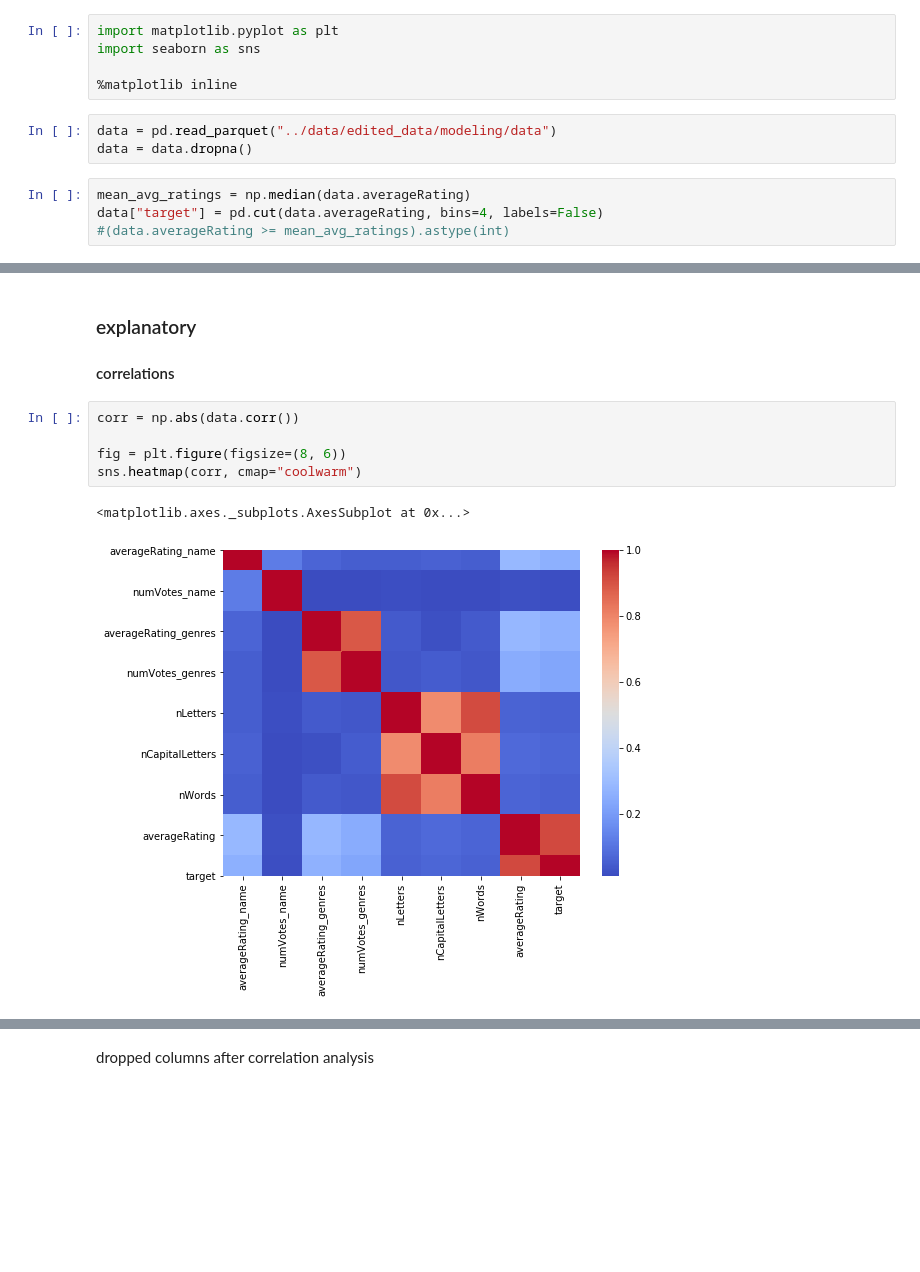
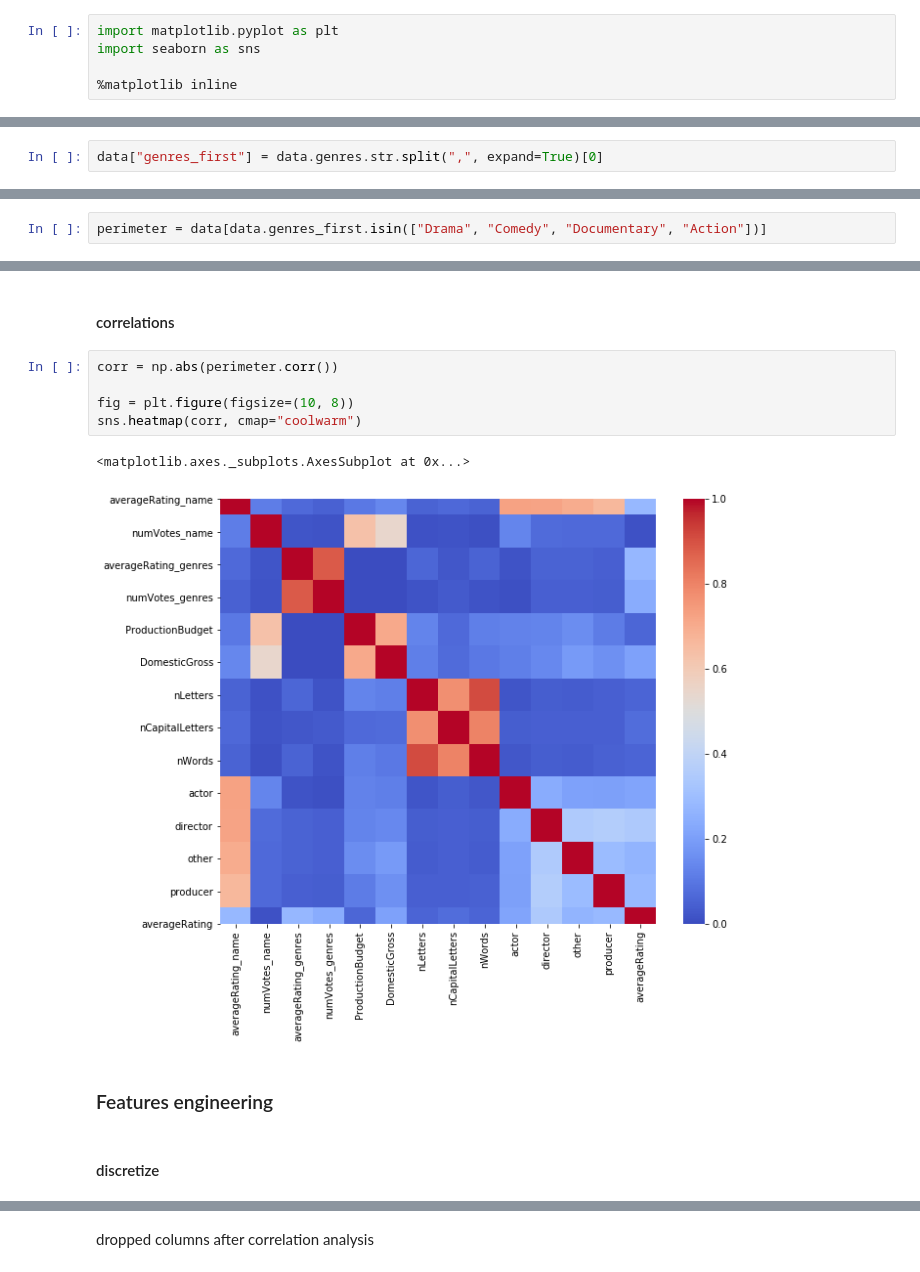
Before and after one commit to michaeltouze/datasciencest-movie, a Jupyter notebook: src/Modeling.ipynb, the cells around one changed output, grey strips where cells are left out. Drawn from its saved outputs; the diff is of its cells as text; blank space fills up the shorter version.

Commit message:
test model

```diff
--- a/src/Modeling.ipynb
+++ b/src/Modeling.ipynb
@@ -45,10 +60,3 @@ import matplotlib.pyplot as plt
 import seaborn as sns
 
 %matplotlib inline
-# %%
-data = pd.read_parquet("../data/edited_data/modeling/data")
-data = data.dropna()
-# %%
-mean_avg_ratings = np.median(data.averageRating)
-data["target"] = pd.cut(data.averageRating, bins=4, labels=False)
-#(data.averageRating >= mean_avg_ratings).astype(int)
@@ -56,0 +91,2 @@ data["target"] = pd.cut(data.averageRating, bins=4, labels=False)
+# %%
+data["genres_first"] = data.genres.str.split(",", expand=True)[0]
@@ -56,0 +103,2 @@ data["target"] = pd.cut(data.averageRating, bins=4, labels=False)
+# %%
+perimeter = data[data.genres_first.isin(["Drama", "Comedy", "Documentary", "Action"])]
@@ -57,11 +113,14 @@ data["target"] = pd.cut(data.averageRating, bins=4, labels=False)
 # %% [markdown]
-### explanatory
 #### correlations
 # %%
-corr = np.abs(data.corr())
+corr = np.abs(perimeter.corr())
 
-fig = plt.figure(figsize=(8, 6))
+fig = plt.figure(figsize=(10, 8))
 sns.heatmap(corr, cmap="coolwarm")
 # %% [output]
 <matplotlib.axes._subplots.AxesSubplot at 0x...>
-[figure, old version]
+[figure, new version]
+# %% [markdown]
+### Features engineering
+# %% [markdown]
+#### discretize
```
Also changed, not shown: parts of 29 cells of this notebook, 1 other file.
